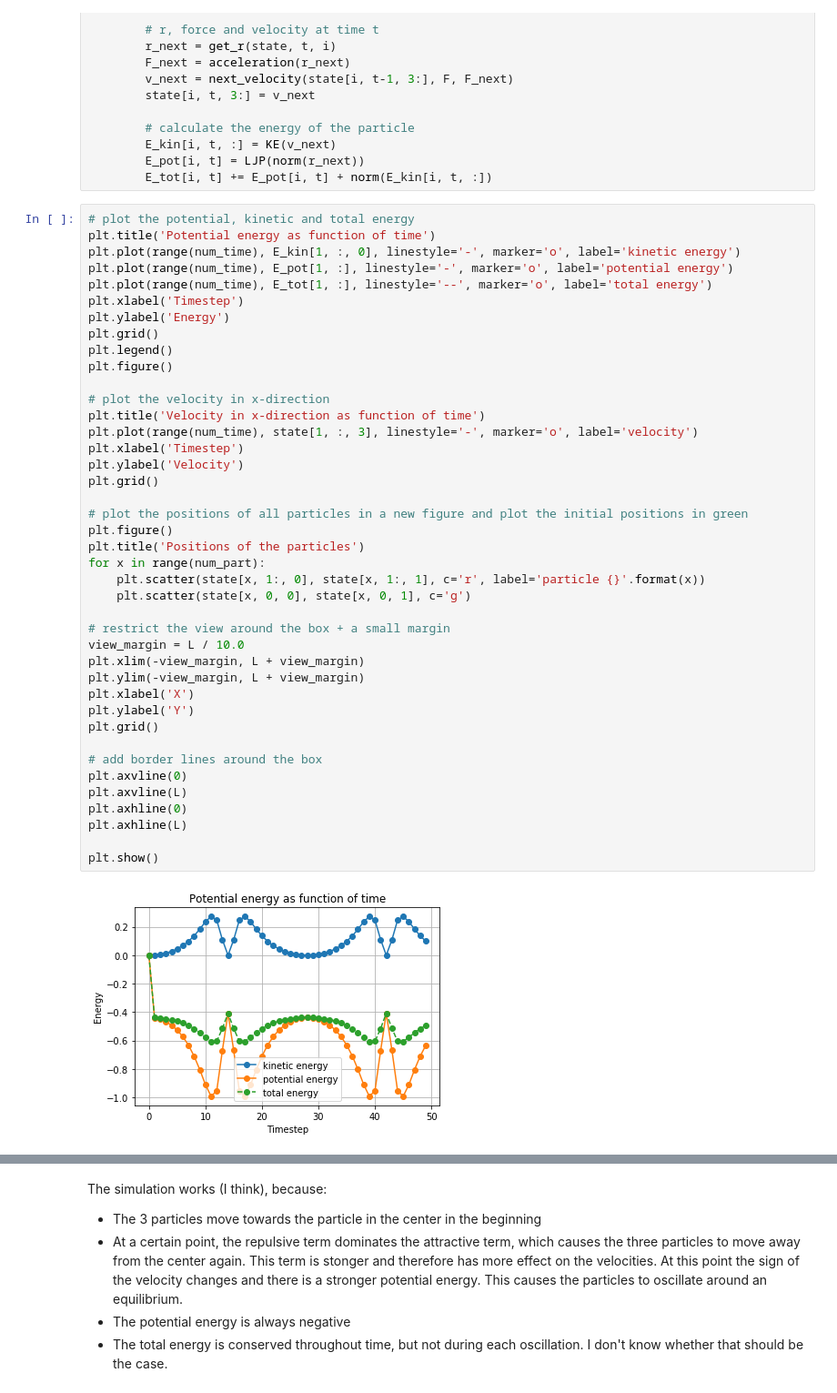
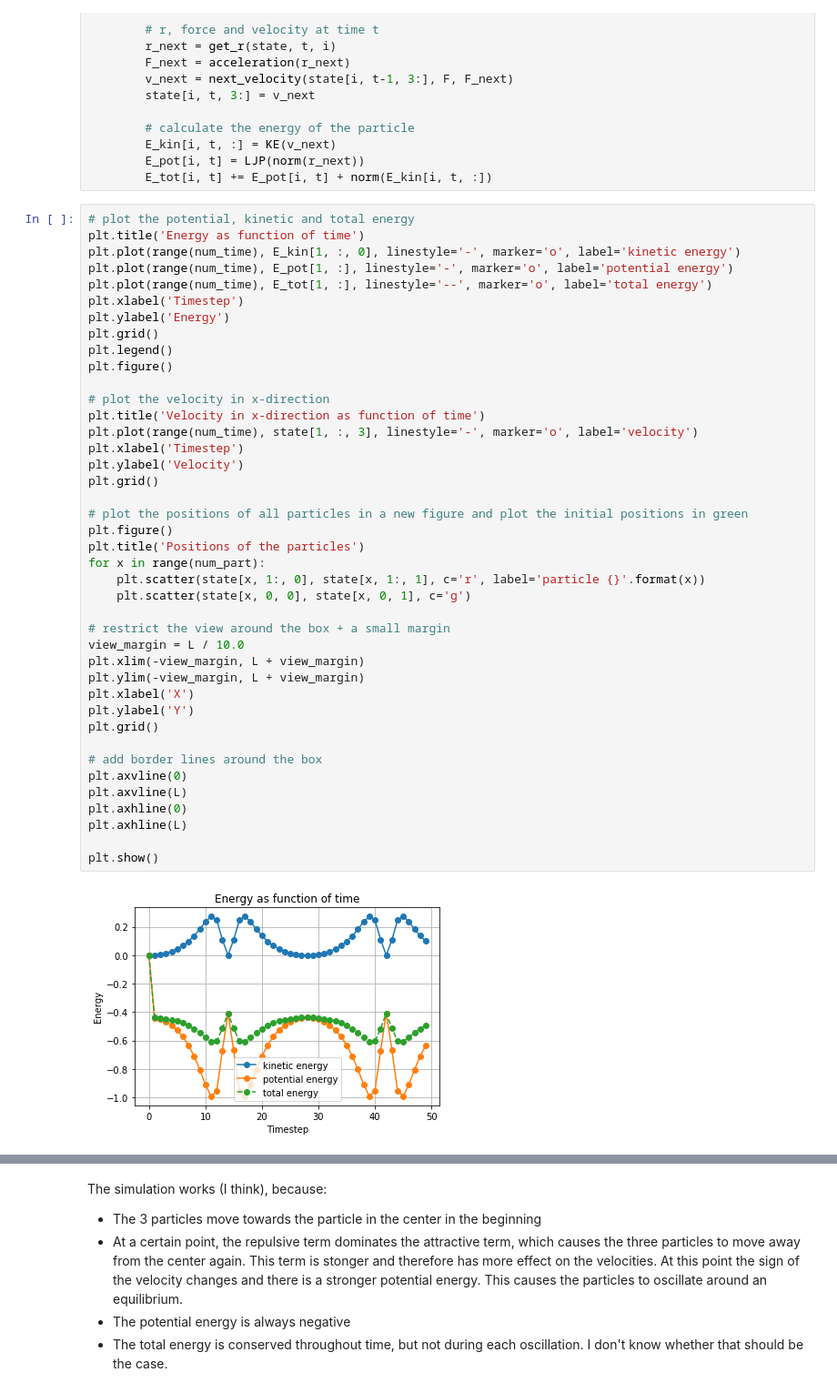
Before and after one commit to Merg3D/computational_physics_2019, a Jupyter notebook: Project1/Argon Project.ipynb, the cells around one changed output, grey strips where cells are left out. Shown at 91% size. Cells and saved outputs as stored; diff of their text form.

```diff
--- a/Project1/Argon Project.ipynb
+++ b/Project1/Argon Project.ipynb
@@ -160,7 +160,7 @@ for t in range(1, num_time):
         E_tot[i, t] += E_pot[i, t] + norm(E_kin[i, t, :])
 # %%
 # plot the potential, kinetic and total energy
-plt.title('Potential energy as function of time')
+plt.title('Energy as function of time')
 plt.plot(range(num_time), E_kin[1, :, 0], linestyle='-', marker='o', label='kinetic energy')
 plt.plot(range(num_time), E_pot[1, :], linestyle='-', marker='o', label='potential energy')
 plt.plot(range(num_time), E_tot[1, :], linestyle='--', marker='o', label='total energy')
@@ -173,34 +173,34 @@ plt.figure()
 # plot the velocity in x-direction
 plt.title('Velocity in x-direction as function of time')
 plt.plot(range(num_time), state[1, :, 3], linestyle='-', marker='o', label='velocity')
 plt.xlabel('Timestep')
 plt.ylabel('Velocity')
 plt.grid()
 
 # plot the positions of all particles in a new figure and plot the initial positions in green
 plt.figure()
 plt.title('Positions of the particles')
 for x in range(num_part):
     plt.scatter(state[x, 1:, 0], state[x, 1:, 1], c='r', label='particle {}'.format(x))
     plt.scatter(state[x, 0, 0], state[x, 0, 1], c='g')
 
 # restrict the view around the box + a small margin
 view_margin = L / 10.0
 plt.xlim(-view_margin, L + view_margin)
 plt.ylim(-view_margin, L + view_margin)
 plt.xlabel('X')
 plt.ylabel('Y')
 plt.grid()
 
 # add border lines around the box
 plt.axvline(0)
 plt.axvline(L)
 plt.axhline(0)
 plt.axhline(L)
 
 plt.show()
 # %% [output]
-[figure, old version]
+[figure, new version]
 [figure]
 [figure]
 # %% [markdown]
```
